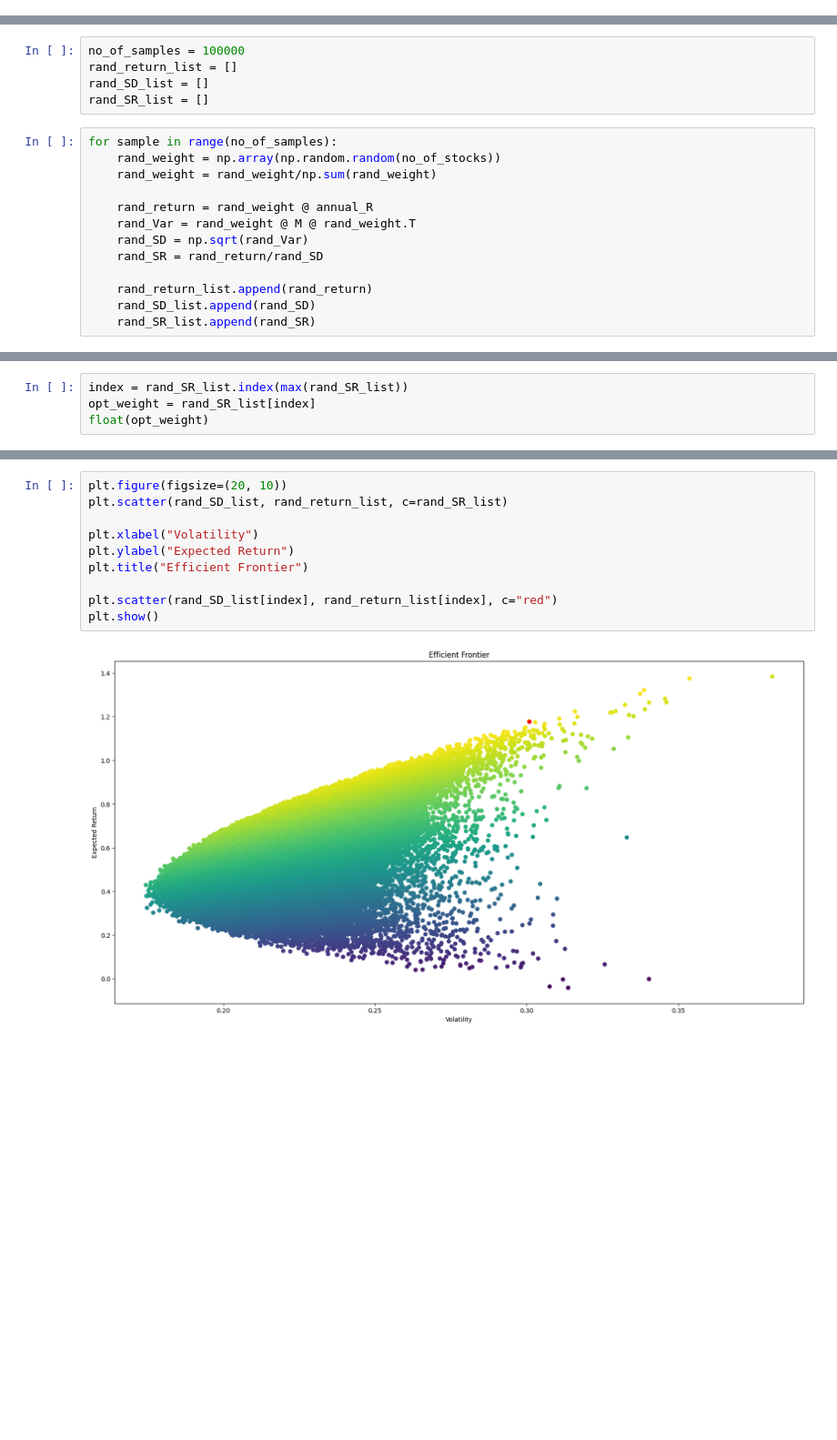
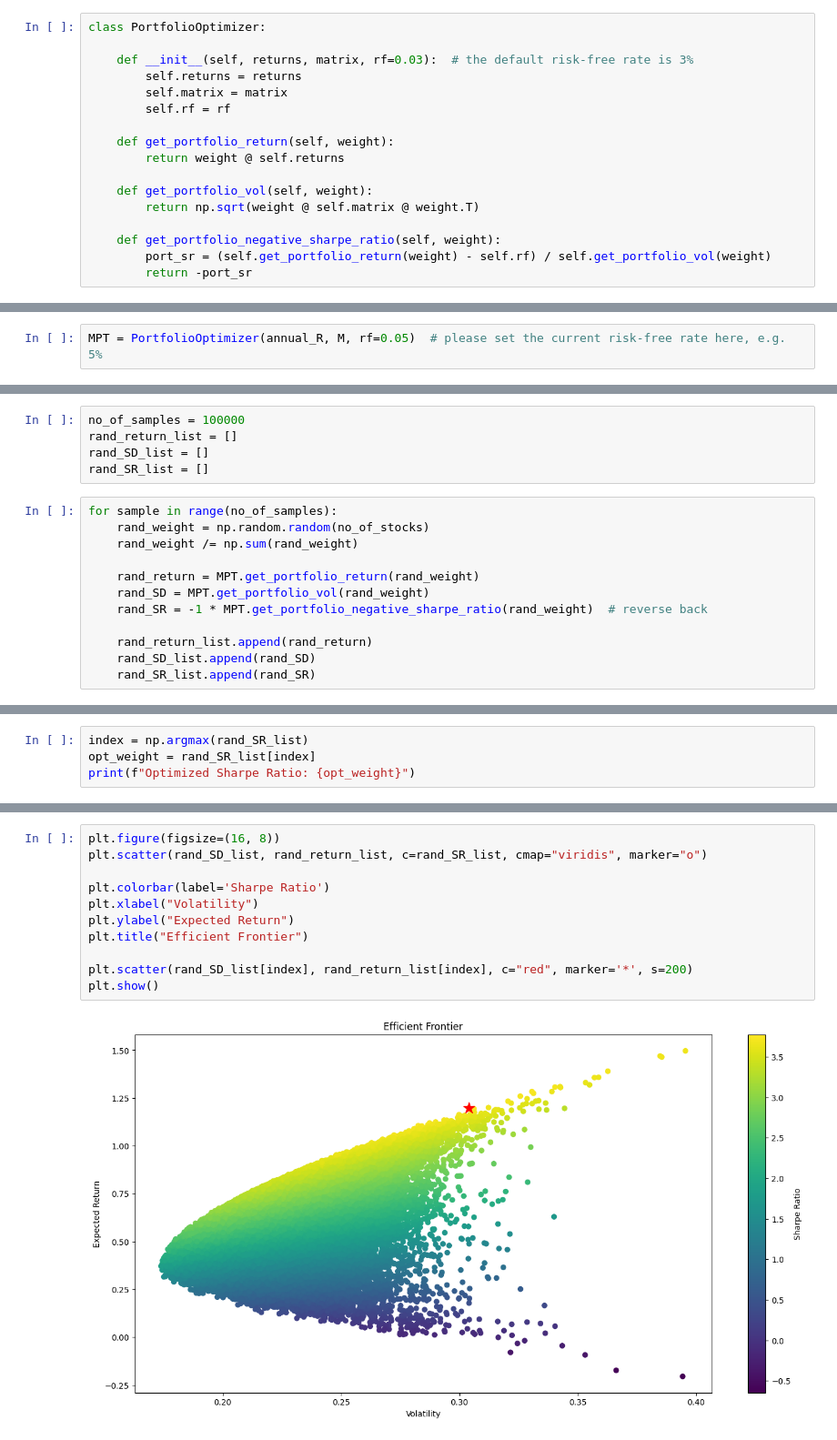
Before and after one commit to MHTAI/MPT, a Jupyter notebook: MPT.ipynb, the cells around one changed output, grey strips where cells are left out. Shown at 91% size. Saved outputs shown, nothing was run; the diff lists cells and outputs as text; blank space fills up the shorter version.

```diff
--- a/MPT.ipynb
+++ b/MPT.ipynb
@@ -20,4 +18,21 @@ import numpy as np
 import yfinance as yf
 from scipy.optimize import minimize
 import matplotlib.pyplot as plt
+# %%
+class PortfolioOptimizer:
+
+    def __init__(self, returns, matrix, rf=0.03):  # the default risk-free rate is 3%
+        self.returns = returns
+        self.matrix = matrix
+        self.rf = rf
+
+    def get_portfolio_return(self, weight):
+        return weight @ self.returns
+
+    def get_portfolio_vol(self, weight):
+        return np.sqrt(weight @ self.matrix @ weight.T)
+
+    def get_portfolio_negative_sharpe_ratio(self, weight):
+        port_sr = (self.get_portfolio_return(weight) - self.rf) / self.get_portfolio_vol(weight)
+        return -port_sr
 # %% [markdown]
@@ -107 +135,3 @@ dtype: float64
+# %%
+MPT = PortfolioOptimizer(annual_R, M, rf=0.05)  # please set the current risk-free rate here, e.g. 5%
 # %% [markdown]
@@ -223,13 +204,12 @@ rand_SD_list = []
 rand_SR_list = []
 # %%
 for sample in range(no_of_samples):
-    rand_weight = np.array(np.random.random(no_of_stocks))
-    rand_weight = rand_weight/np.sum(rand_weight)
+    rand_weight = np.random.random(no_of_stocks)
+    rand_weight /= np.sum(rand_weight)
 
-    rand_return = rand_weight @ annual_R
-    rand_Var = rand_weight @ M @ rand_weight.T
-    rand_SD = np.sqrt(rand_Var)
-    rand_SR = rand_return/rand_SD
+    rand_return = MPT.get_portfolio_return(rand_weight)
+    rand_SD = MPT.get_portfolio_vol(rand_weight)
+    rand_SR = -1 * MPT.get_portfolio_negative_sharpe_ratio(rand_weight)  # reverse back
 
     rand_return_list.append(rand_return)
     rand_SD_list.append(rand_SD)
@@ -239,5 +219,5 @@ Find the optimized ratio out of the samples. The result below should be very clo
 # %%
-index = rand_SR_list.index(max(rand_SR_list))
+index = np.argmax(rand_SR_list)
 opt_weight = rand_SR_list[index]
-float(opt_weight)
+print(f"Optimized Sharpe Ratio: {opt_weight}")
 # %% [output]
@@ -247,12 +227,13 @@ Plot the efficient frontier.
 # %%
-plt.figure(figsize=(20, 10))
-plt.scatter(rand_SD_list, rand_return_list, c=rand_SR_list)
+plt.figure(figsize=(16, 8))
+plt.scatter(rand_SD_list, rand_return_list, c=rand_SR_list, cmap="viridis", marker="o")
 
+plt.colorbar(label='Sharpe Ratio')
 plt.xlabel("Volatility")
 plt.ylabel("Expected Return")
 plt.title("Efficient Frontier")
 
-plt.scatter(rand_SD_list[index], rand_return_list[index], c="red")
+plt.scatter(rand_SD_list[index], rand_return_list[index], c="red", marker='*', s=200)
 plt.show()
 # %% [output]
-[figure, old version]
+[figure, new version]
```
Also changed, not shown: parts of 30 cells of this notebook.
